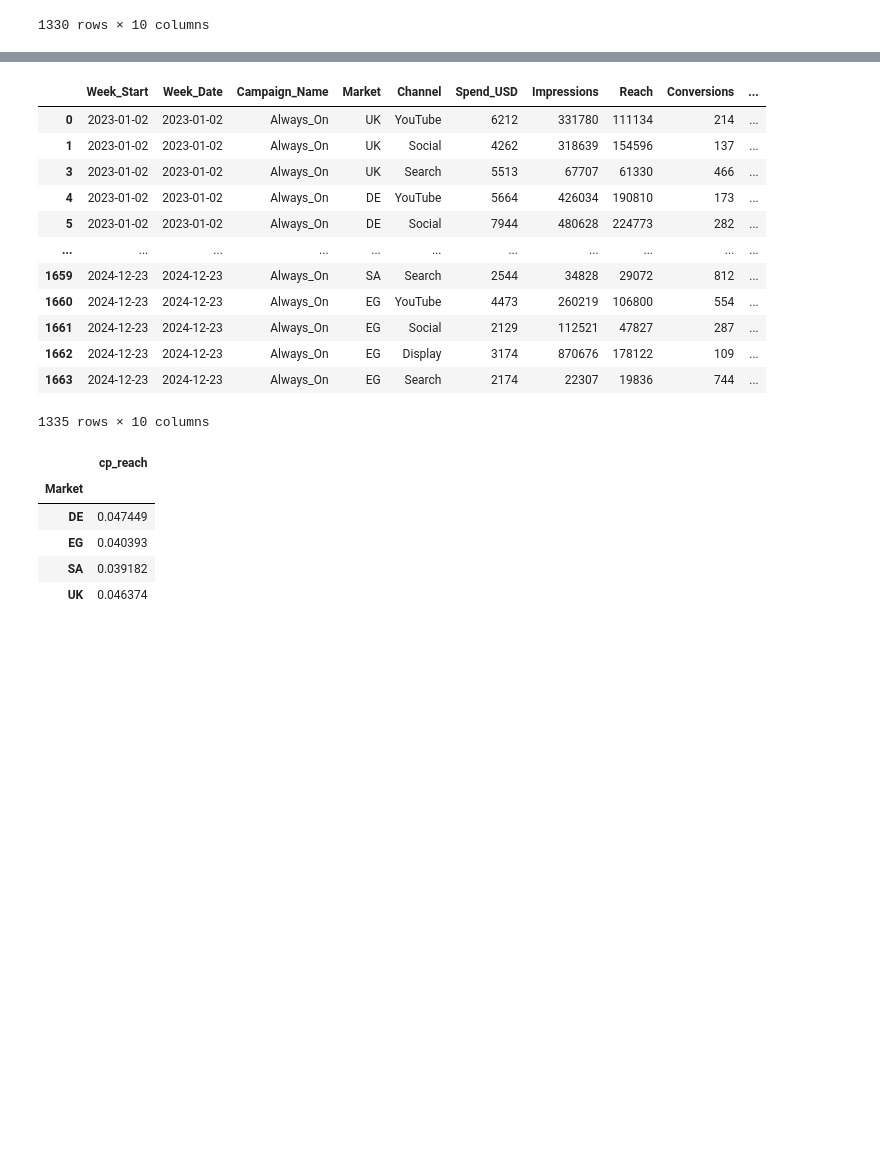
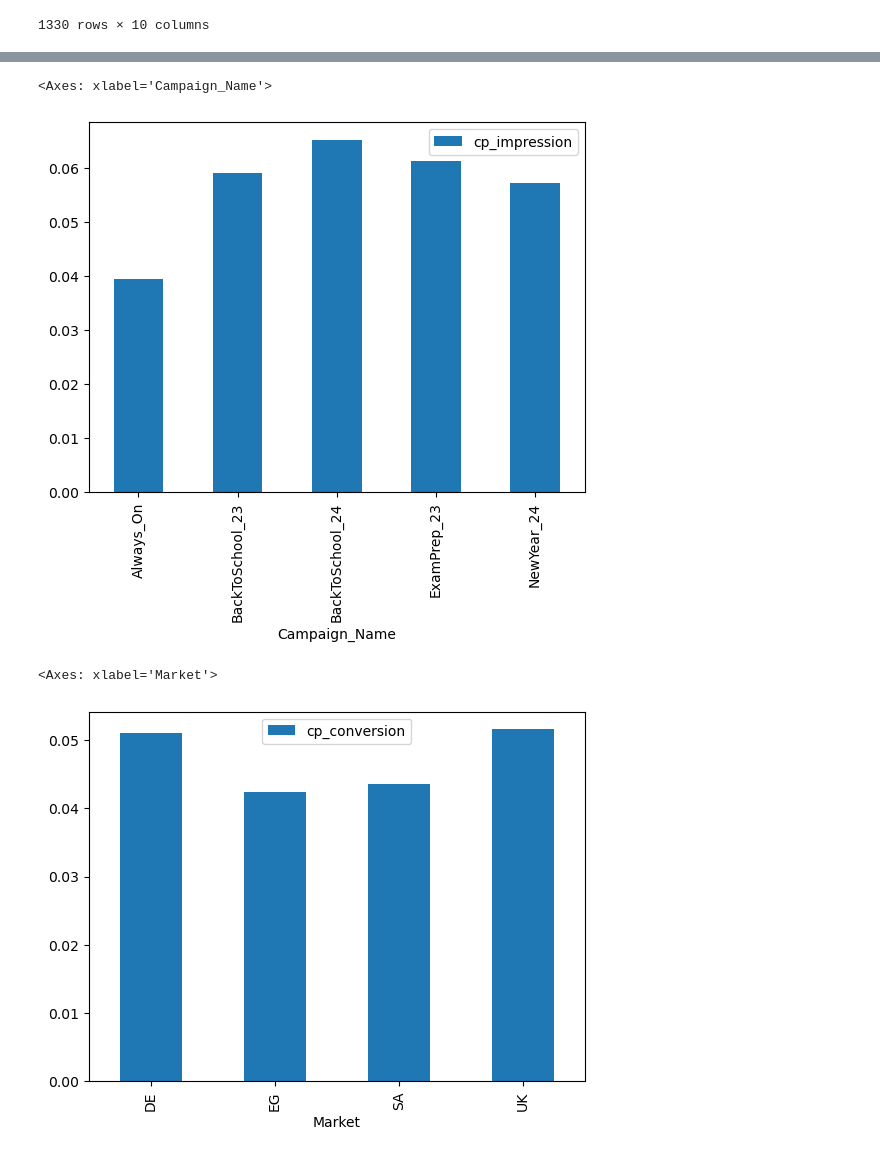
Before and after one commit to winniechebet/DigData-X-Google-GeminiPro-Marketing-Campaign-Analysis, a Jupyter notebook: campaign_data_inspection.ipynb, the cells around one changed output, grey strips where cells are left out. Drawn from its saved outputs; the diff is of its cells as text; code cells hidden in the pictures; blank space fills up the shorter version.

```diff
--- a/campaign_data_inspection.ipynb
+++ b/campaign_data_inspection.ipynb
@@ -319,16 +366,17 @@ efficiencies(unskewed_impressions, "impression")
+# %%
+c_per_r_campaignwise = pd.pivot_table(efficiencies(unskewed_reach, "reach"), "cp_reach", "Campaign_Name", aggfunc="mean")
+c_per_r_campaignwise.plot(kind="bar", ax=ax_bottom_right)
+
+c_per_i_campaignwise = pd.pivot_table(efficiencies(unskewed_impressions, "impression"), "cp_impression", "Campaign_Name", aggfunc="mean")
+c_per_i_campaignwise.plot(kind="bar")
+
+
+c_per_c_campaignwise = pd.pivot_table(efficiencies(unskewed_conversions, "conversion"), "cp_conversion", "Campaign_Name", aggfunc="mean")
+c_per_c_campaignwise.plot(kind="bar")
+# %% [output]
+<Axes: xlabel='Campaign_Name'>
+[figure, added]
 # %%
-efficiencies(unskewed_conversions, "conversion")
 # %% [output]
-|  | Week_Start | Week_Date | Campaign_Name | Market | Channel | Spend_USD | Impressions | Reach | Conversions | ... |
-| 0 | 2023-01-02 | 2023-01-02 | Always_On | UK | YouTube | 6212 | 331780 | 111134 | 214 | ... |
-| 1 | 2023-01-02 | 2023-01-02 | Always_On | UK | Social | 4262 | 318639 | 154596 | 137 | ... |
-| 3 | 2023-01-02 | 2023-01-02 | Always_On | UK | Search | 5513 | 67707 | 61330 | 466 | ... |
-| 4 | 2023-01-02 | 2023-01-02 | Always_On | DE | YouTube | 5664 | 426034 | 190810 | 173 | ... |
-| 5 | 2023-01-02 | 2023-01-02 | Always_On | DE | Social | 7944 | 480628 | 224773 | 282 | ... |
-| ... | ... | ... | ... | ... | ... | ... | ... | ... | ... | ... |
-| 1659 | 2024-12-23 | 2024-12-23 | Always_On | SA | Search | 2544 | 34828 | 29072 | 812 | ... |
-| 1660 | 2024-12-23 | 2024-12-23 | Always_On | EG | YouTube | 4473 | 260219 | 106800 | 554 | ... |
-| 1661 | 2024-12-23 | 2024-12-23 | Always_On | EG | Social | 2129 | 112521 | 47827 | 287 | ... |
-| 1662 | 2024-12-23 | 2024-12-23 | Always_On | EG | Display | 3174 | 870676 | 178122 | 109 | ... |
-| 1663 | 2024-12-23 | 2024-12-23 | Always_On | EG | Search | 2174 | 22307 | 19836 | 744 | ... |
-1335 rows × 10 columns
+<Axes: xlabel='Market'>
+[figure, added]
@@ -344,9 +382,0 @@ def categorical_efficiencies(df, var_name):
-# %%
-categorical_efficiencies(unskewed_reach, "reach")["cpr_marketwise"]
-# %% [output]
-|  | cp_reach |
-| Market |  |
-| DE | 0.047449 |
-| EG | 0.040393 |
-| SA | 0.039182 |
-| UK | 0.046374 |
```
Also changed, not shown: parts of 11 cells of this notebook.
